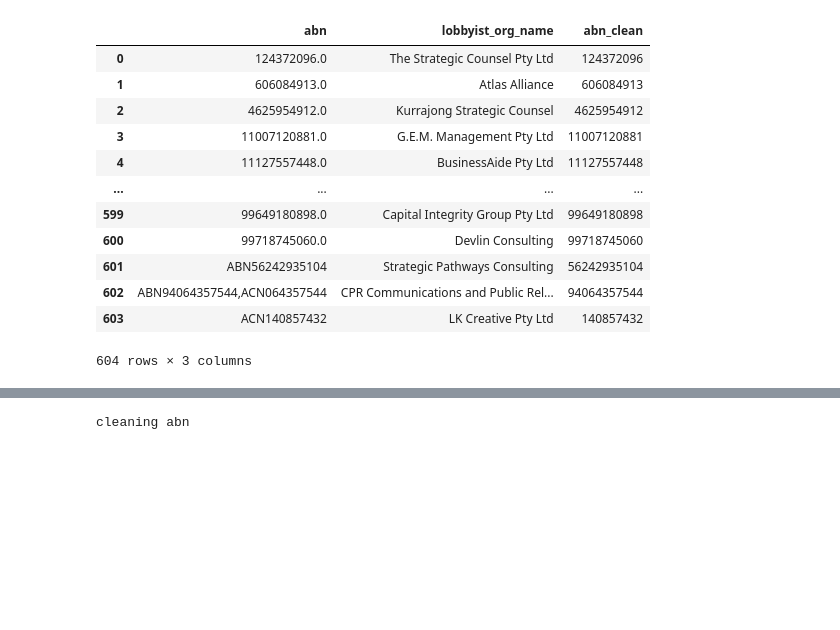
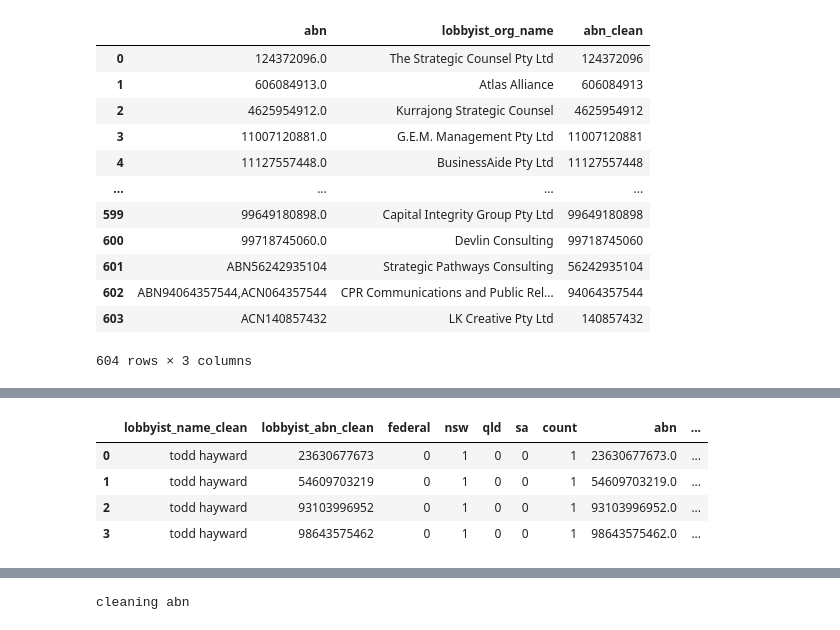
Before and after one commit to sjeruto/ARDC-Project, a Jupyter notebook: notebooks/mg_workbook.ipynb, the cells around one changed output, grey strips where cells are left out. Cells and saved outputs as stored; diff of their text form; code cells hidden in the pictures; blank space fills up the shorter version.

```diff
--- a/notebooks/mg_workbook.ipynb
+++ b/notebooks/mg_workbook.ipynb
@@ -51,0 +112,8 @@ cleaning abn
+# %%
+inspect_lobbyist('todd hayward')
+# %% [output]
+|  | lobbyist_name_clean | lobbyist_abn_clean | federal | nsw | qld | sa | count | abn | ... |
+| 0 | todd hayward | 23630677673 | 0 | 1 | 0 | 0 | 1 | 23630677673.0 | ... |
+| 1 | todd hayward | 54609703219 | 0 | 1 | 0 | 0 | 1 | 54609703219.0 | ... |
+| 2 | todd hayward | 93103996952 | 0 | 1 | 0 | 0 | 1 | 93103996952.0 | ... |
+| 3 | todd hayward | 98643575462 | 0 | 1 | 0 | 0 | 1 | 98643575462.0 | ... |
```
Also changed, not shown: parts of 16 cells of this notebook, 1 other file.
